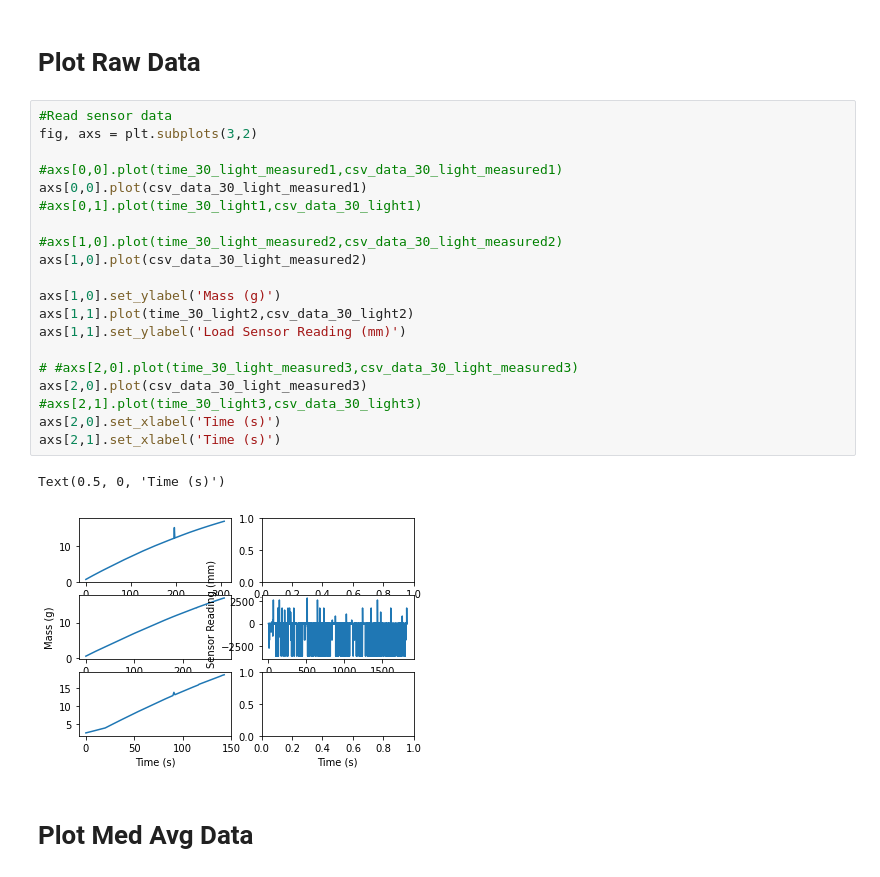
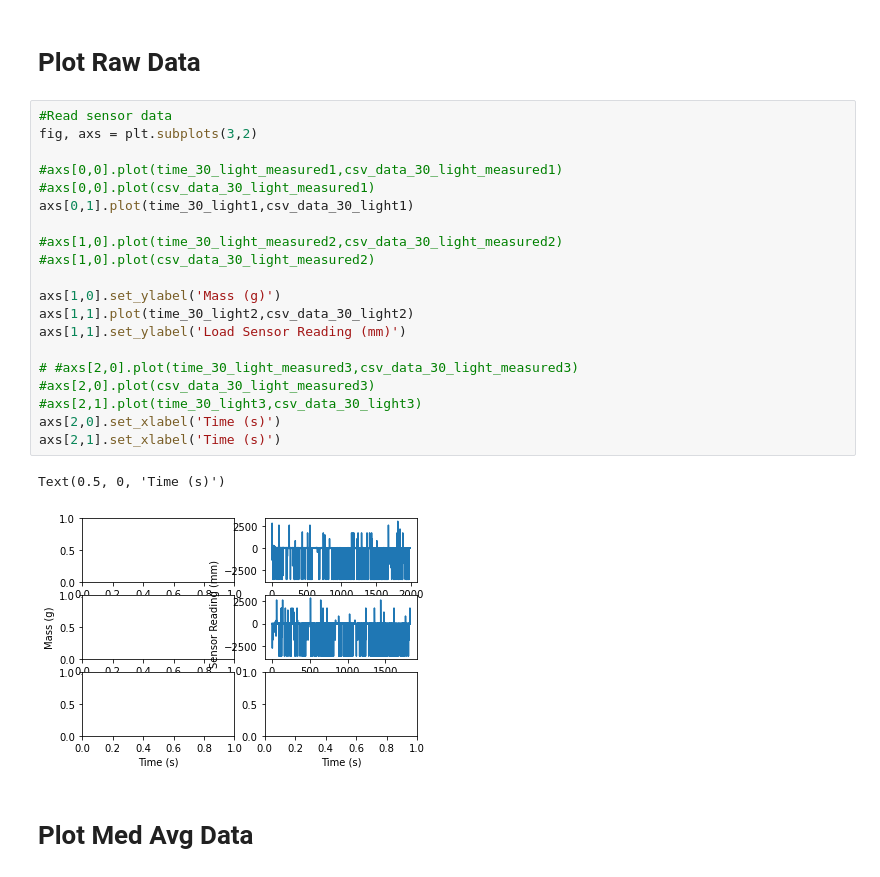
Before and after one commit to anne-mei/fydp-neofeed, a Jupyter notebook: signal_processing/For Sensor Analysis/2022-03-27 - Processing Unfiltered Data - Diff_heights/Median Averaging.ipynb, the cells around one changed output. Saved outputs shown, nothing was run; the diff lists cells and outputs as text.

Commit message:
fixed 10cm data trial

```diff
--- a/signal_processing/For Sensor Analysis/2022-03-27 - Processing Unfiltered Data - Diff_heights/Median Averaging.ipynb
+++ b/signal_processing/For Sensor Analysis/2022-03-27 - Processing Unfiltered Data - Diff_heights/Median Averaging.ipynb
@@ -284,26 +284,26 @@ csv_data_30_light_measured3 = csv_data_30_light_measured['Trial 3'].dropna()
 # %%
 #Read sensor data
 fig, axs = plt.subplots(3,2)
 
 #axs[0,0].plot(time_30_light_measured1,csv_data_30_light_measured1)
-axs[0,0].plot(csv_data_30_light_measured1)
-#axs[0,1].plot(time_30_light1,csv_data_30_light1)
+#axs[0,0].plot(csv_data_30_light_measured1)
+axs[0,1].plot(time_30_light1,csv_data_30_light1)
 
 #axs[1,0].plot(time_30_light_measured2,csv_data_30_light_measured2)
-axs[1,0].plot(csv_data_30_light_measured2)
+#axs[1,0].plot(csv_data_30_light_measured2)
 
 axs[1,0].set_ylabel('Mass (g)')
 axs[1,1].plot(time_30_light2,csv_data_30_light2)
 axs[1,1].set_ylabel('Load Sensor Reading (mm)')
 
 # #axs[2,0].plot(time_30_light_measured3,csv_data_30_light_measured3)
-axs[2,0].plot(csv_data_30_light_measured3)
+#axs[2,0].plot(csv_data_30_light_measured3)
 #axs[2,1].plot(time_30_light3,csv_data_30_light3)
 axs[2,0].set_xlabel('Time (s)')
 axs[2,1].set_xlabel('Time (s)')
 # %% [output]
 Text(0.5, 0, 'Time (s)')
-[figure, old version]
+[figure, new version]
 # %% [markdown]
 # Plot Med Avg Data
 # %%
```
Also changed, not shown: parts of 3 cells of this notebook, 1 other file.
